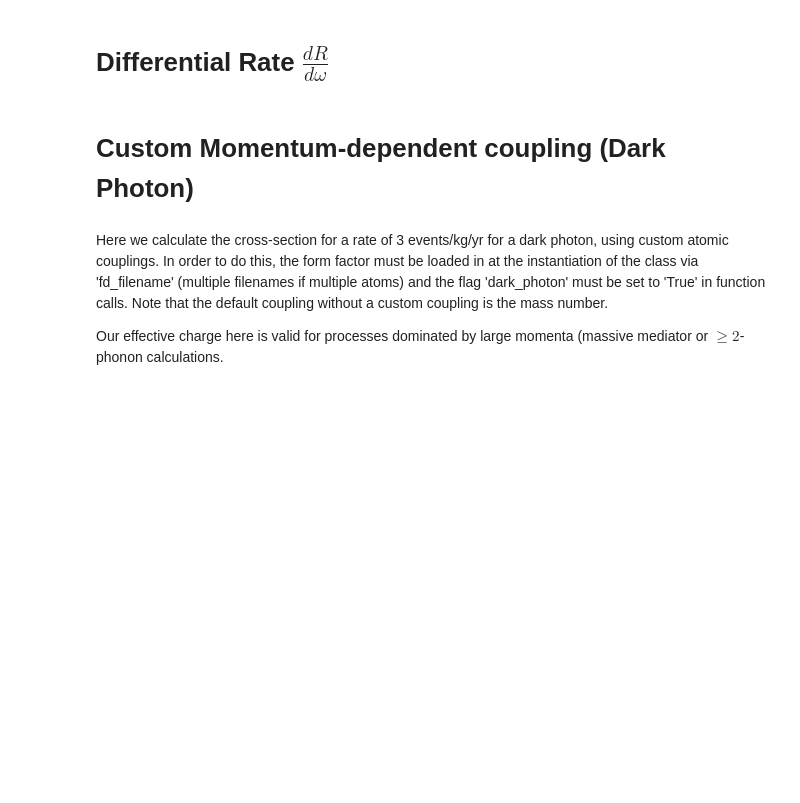
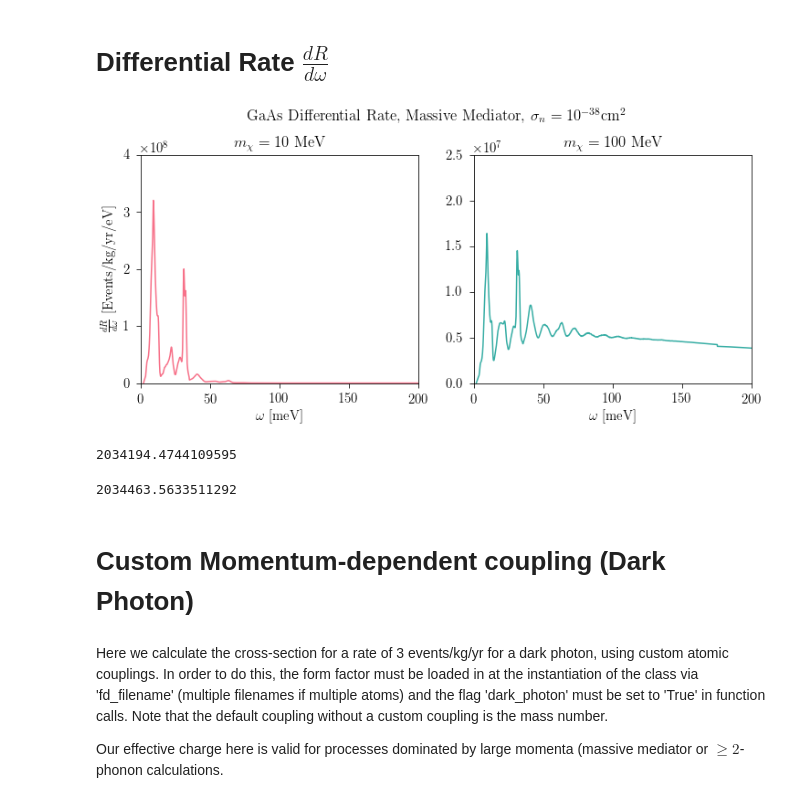
Before and after one commit to tongylin/DarkELF, a Jupyter notebook: examples/darkelf_multiphonons.ipynb, the cells around one changed output. Cells and saved outputs as stored; diff of their text form; code cells hidden in the pictures; blank space fills up the shorter version.

Commit message:
expanded commentary, mixed log plus linear sampling in integration, automatically choose between single or multiple DOS files

```diff
--- a/examples/darkelf_multiphonons.ipynb
+++ b/examples/darkelf_multiphonons.ipynb
@@ -166,7 +186,7 @@ If starting with a new density of states, one must run the 'create_Fn_omega()' f
 # %%
 import seaborn as sns
 
-omegarange = np.linspace(1e-4, 200e-3, 200)
+omegarange = np.linspace(1e-4, 200e-3, 2000)
 
 gaas.update_params(mX = 1e7, mMed = 1e9) # update the DM mass
 
@@ -185,30 +205,54 @@ ax2.plot(omegarange*1e3, dr_domega2, color=colors[1])
 
 
 ax1.set_xlabel(r'$\omega \ [\mathrm{meV}]$',fontsize=15)
 ax2.set_xlabel(r'$\omega \ [\mathrm{meV}]$',fontsize=15)
 ax1.set_ylabel(r'$\frac{dR}{d\omega} \ [\mathrm{Events}/\mathrm{kg}/\mathrm{yr}/\mathrm{eV}]$',fontsize=15)
 
 
 ax1.set_title(r'$m_\chi = 10$ MeV')
 ax2.set_title(r'$m_\chi = 100$ MeV')
 
 ax1.set_xlim([0,200])
 ax2.set_xlim([0,200])
 
 ax1.set_ylim([0,4e8])
 ax2.set_ylim([0,2.5e7])
 
 
 xtick_major = [50*n for n in range(5)]
 ytick_major = [1e8*n for n in range(5)]
 ax1.set_yticks(ytick_major)
 
 ax1.set_xticks(xtick_major)
 ax2.set_xticks(xtick_major)
 
 ytick_major = [0.5e7*n for n in range(6)]
 ax2.set_yticks(ytick_major)
 
 plt.suptitle(r'GaAs Differential Rate, Massive Mediator, $\sigma_n = 10^{-38} \mathrm{cm}^2$', y=1.03)
 
 plt.savefig(plotdir+"gaas_massive_rates.pdf",bbox_inches='tight')
+# %% [output]
+[figure, added]
+# %%
+npoints = 1000
+threshold=0.01
+sigman=1e-38
+omegarange = np.logspace(np.log10(threshold), np.log10((1/2)*gaas.mX*(gaas.vmax)**2), npoints)
+
+dr_domega = [gaas._dR_domega_multiphonons_no_single(omega, sigman=sigman, dark_photon=False) for omega in omegarange]
+print(np.trapz(dr_domega, omegarange))
+
+npoints = 10000
+threshold=0.01
+sigman=1e-38
+omegarange = np.logspace(np.log10(threshold), np.log10((1/2)*gaas.mX*(gaas.vmax)**2), npoints)
+
+dr_domega = [gaas._dR_domega_multiphonons_no_single(omega, sigman=sigman, dark_photon=False) for omega in omegarange]
+ethanres=np.trapz(dr_domega, omegarange)
+# %% [output]
+2034194.4744109595
+# %%
+gaas.R_multiphonons_no_single(threshold=0.01,sigman=sigman, dark_photon=False)
+# %% [output]
+2034463.5633511292
```
Also changed, not shown: parts of 10 cells of this notebook, 7 other files.
